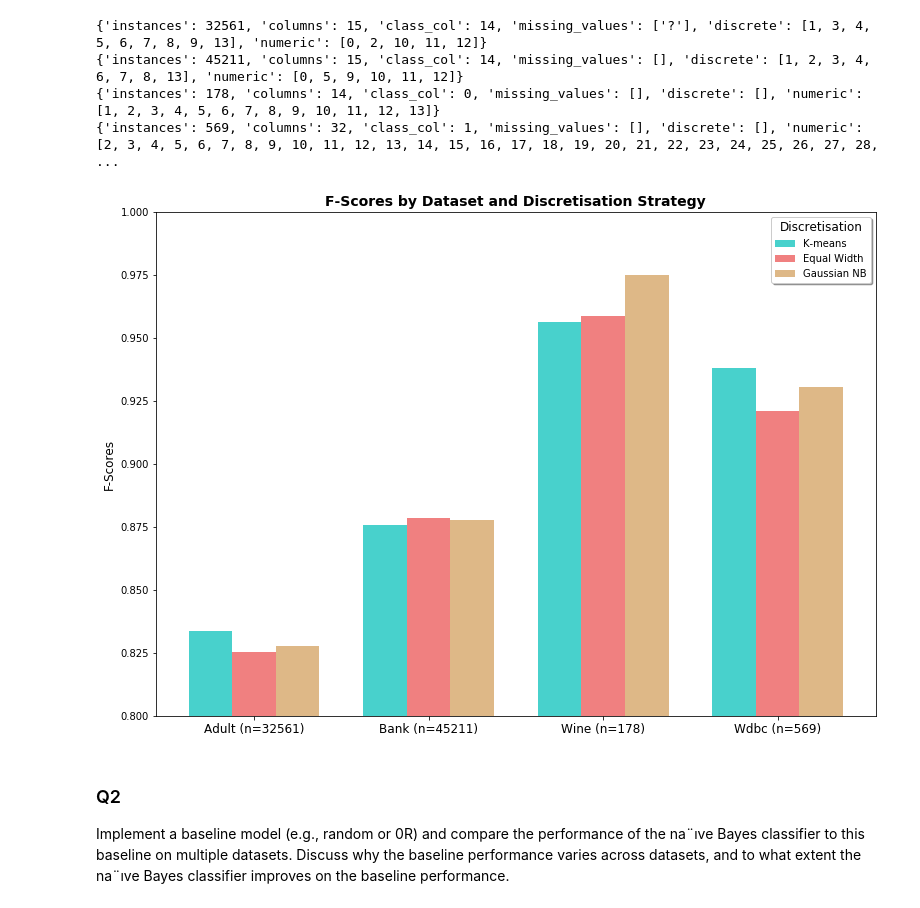
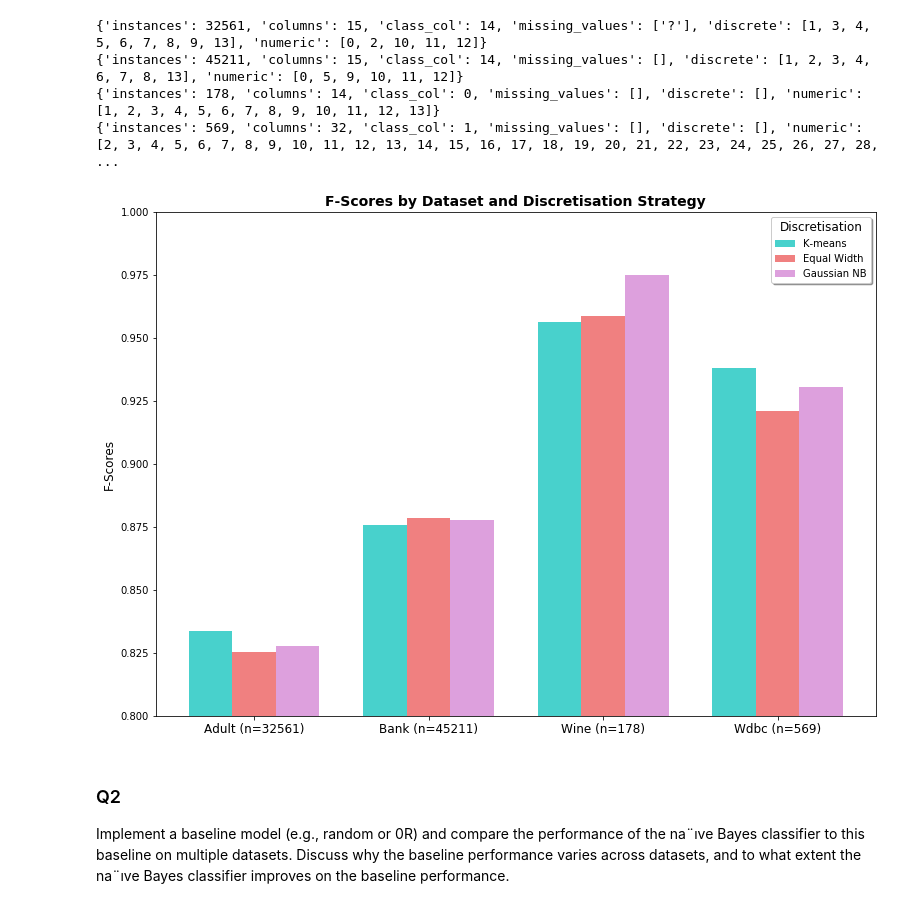
Before and after one commit to rohan-hitchcock/comp30027-machine-learning, a Jupyter notebook: ass1/src/submission/submission.ipynb, the cells around one changed output. Drawn from its saved outputs; the diff is of its cells as text; code cells hidden in the pictures.

```diff
--- a/ass1/src/submission/submission.ipynb
+++ b/ass1/src/submission/submission.ipynb
@@ -65,6 +66,6 @@ def preprocess(filepath, header=None, config_file="config.json"):
 
     return df, data_config
 
-dataset = BANK
+dataset = LYMPHOGRAPHY
 df, df_config = preprocess(dataset)
 # %% [output]
@@ -516,33 +525,33 @@ wdbc_r = cross_validation_runner(wdbc, wdbc_cnfg, NUM_PARTITIONS)
 # %%
 ### Want Stacked Bar chart, Y axis is F-score, X-axis is data set,
 ### Each bar has kmeans disc, equal width disc, Gaussian NB (ALL CROSS VAL)
 plt.rcParams['figure.figsize'] = [10, 7]
 
 kmeans = np.array((adult_r_kmeans["f-score"], bank_r_kmeans["f-score"], wine_r_kmeans["f-score"], wdbc_r_kmeans["f-score"]))
 eqw = np.array((adult_r_eqw["f-score"], bank_r_eqw["f-score"], wine_r_eqw["f-score"], wdbc_r_eqw["f-score"]))
 gaus = np.array((adult_r["f-score"], bank_r["f-score"], wine_r["f-score"], wdbc_r["f-score"]))
 
 
 X = np.arange(4)
 ind = X + 0.25
 fig = plt.figure()
 ax = fig.add_axes([0,0,1,1])
 ax.set_ylim(0.8,1)
 ax.bar(X + 0.00, kmeans, color = 'mediumturquoise', width = 0.25)
 ax.bar(X + 0.25, eqw, color = 'lightcoral', width = 0.25)
-ax.bar(X + 0.50, gaus, color = 'burlywood', width = 0.25)
+ax.bar(X + 0.50, gaus, color = 'plum', width = 0.25)
 
 plt.ylabel('F-Scores',size=12)
 plt.title('F-Scores by Dataset and Discretisation Strategy', weight='bold',size=14)
 plt.xticks(ind, ('Adult (n=' + str(adult_cnfg["instances"])+')',
                  'Bank (n=' + str(bank_cnfg["instances"])+')',
                  'Wine (n=' + str(wine_cnfg["instances"])+')',
                  'Wdbc (n=' + str(wdbc_cnfg["instances"])+')'), size=12)
 plt.legend(('K-means', 'Equal Width', 'Gaussian NB'),shadow=True,title="Discretisation",title_fontsize=12)
 
 plt.show()
 # %% [output]
-[figure, old version]
+[figure, new version]
 # %% [markdown]
 ### Q2
 Implement a baseline model (e.g., random or 0R) and compare the performance of the na¨ıve Bayes classifier to this baseline on multiple datasets. Discuss why the baseline performance varies across datasets, and to what extent the na¨ıve Bayes classifier improves on the baseline performance.
```
Also changed, not shown: parts of 8 cells of this notebook, 11 other files.
